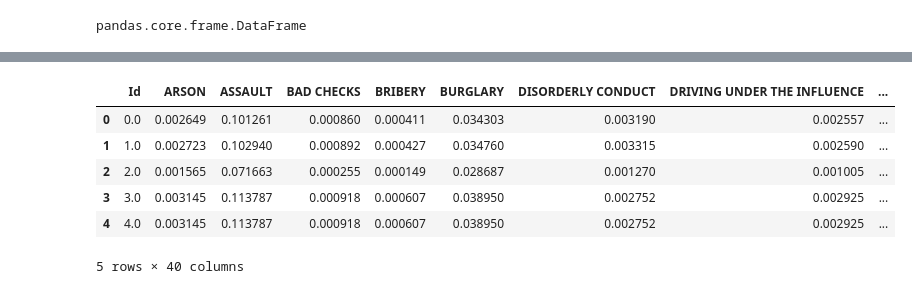
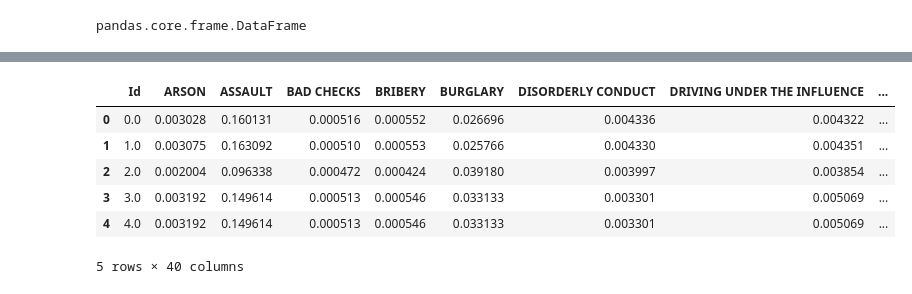
Before and after one commit to FaguiCurtain/Kaggle-SF, a Jupyter notebook: Kaggle_SF-version1.ipynb, the cells around one changed output, grey strips where cells are left out. Cells and saved outputs as stored; diff of their text form; code cells hidden in the pictures.

```diff
--- a/Kaggle_SF-version1.ipynb
+++ b/Kaggle_SF-version1.ipynb
@@ -803,13 +936,16 @@ df_submit.to_csv('submitTF1.csv',index=False)
+# %%
+filename = '/Users/francois-guillaume.rideau/Documents/Kaggle/Kaggle-SF/submitTF2'
+df_submit.to_csv(filename,index=False)
 # %%
-df_verify=pd.read_csv('/Users/francois-guillaume.rideau/submitTF1.csv',dtype=float)
+df_verify=pd.read_csv(filename,dtype=float)
 df_verify.head()
 # %% [output]
 |  | Id | ARSON | ASSAULT | BAD CHECKS | BRIBERY | BURGLARY | DISORDERLY CONDUCT | DRIVING UNDER THE INFLUENCE | ... |
-| 0 | 0.0 | 0.002649 | 0.101261 | 0.000860 | 0.000411 | 0.034303 | 0.003190 | 0.002557 | ... |
-| 1 | 1.0 | 0.002723 | 0.102940 | 0.000892 | 0.000427 | 0.034760 | 0.003315 | 0.002590 | ... |
-| 2 | 2.0 | 0.001565 | 0.071663 | 0.000255 | 0.000149 | 0.028687 | 0.001270 | 0.001005 | ... |
-| 3 | 3.0 | 0.003145 | 0.113787 | 0.000918 | 0.000607 | 0.038950 | 0.002752 | 0.002925 | ... |
-| 4 | 4.0 | 0.003145 | 0.113787 | 0.000918 | 0.000607 | 0.038950 | 0.002752 | 0.002925 | ... |
+| 0 | 0.0 | 0.003028 | 0.160131 | 0.000516 | 0.000552 | 0.026696 | 0.004336 | 0.004322 | ... |
+| 1 | 1.0 | 0.003075 | 0.163092 | 0.000510 | 0.000553 | 0.025766 | 0.004330 | 0.004351 | ... |
+| 2 | 2.0 | 0.002004 | 0.096338 | 0.000472 | 0.000424 | 0.039180 | 0.003997 | 0.003854 | ... |
+| 3 | 3.0 | 0.003192 | 0.149614 | 0.000513 | 0.000546 | 0.033133 | 0.003301 | 0.005069 | ... |
+| 4 | 4.0 | 0.003192 | 0.149614 | 0.000513 | 0.000546 | 0.033133 | 0.003301 | 0.005069 | ... |
 5 rows × 40 columns
 # %%
 z=df_verify.describe()
```
Also changed, not shown: parts of 54 cells of this notebook, 2 other files.
